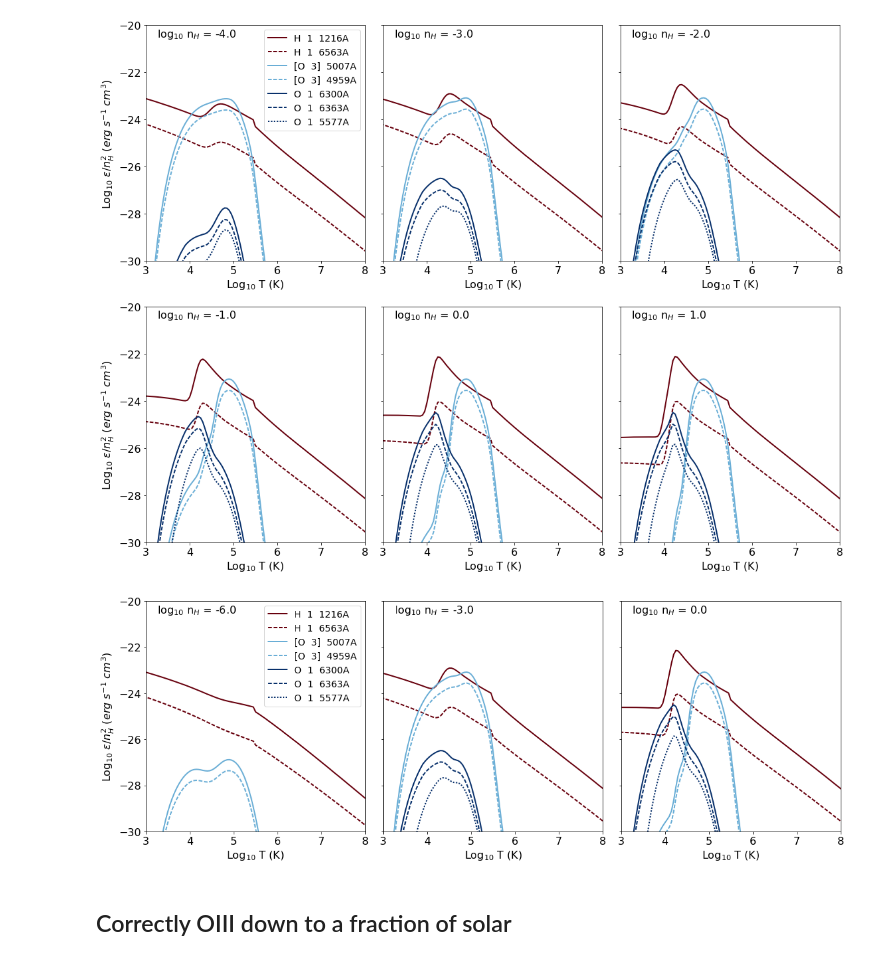
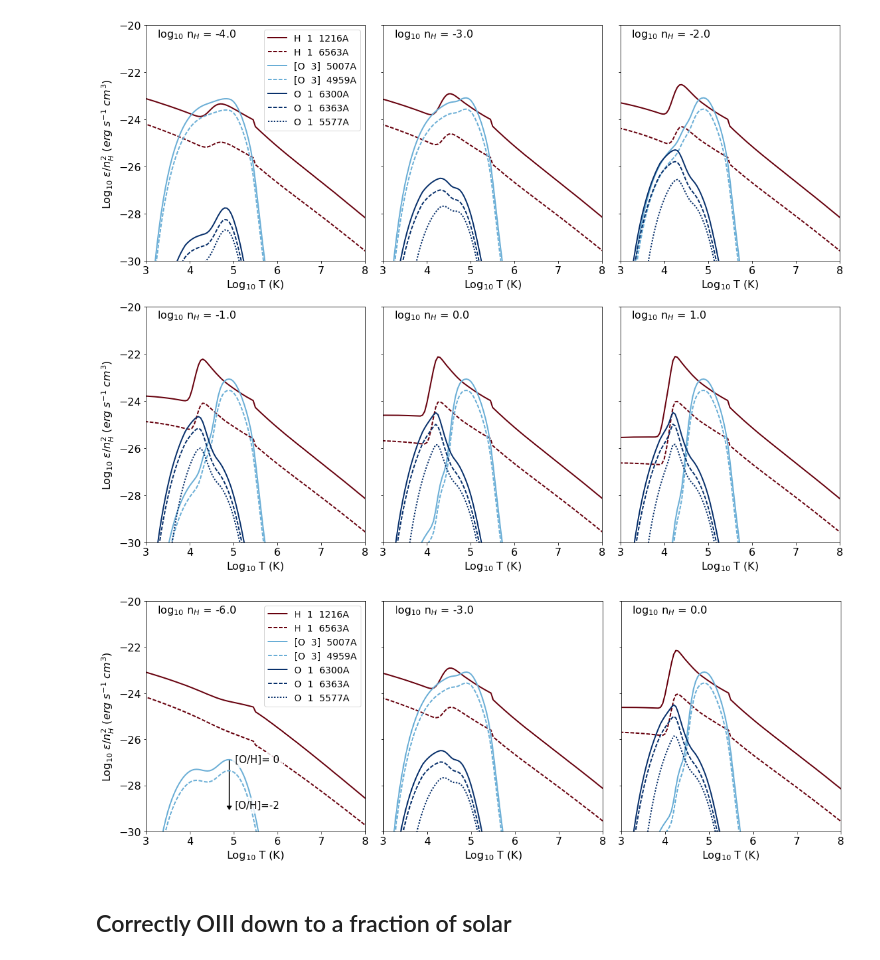
Before and after one commit to lokhorst/HalphaScripts, a Jupyter notebook: emissivitytable_plots.ipynb, the cells around one changed output. Saved outputs shown, nothing was run; the diff lists cells and outputs as text; code cells hidden in the pictures.

```diff
--- a/emissivitytable_plots.ipynb
+++ b/emissivitytable_plots.ipynb
@@ -307,26 +307,41 @@ plt.tight_layout()
 # %%
 fig,axarr = plt.subplots(1,3,figsize=(16,6))
 emisplot(axarr[0],density_index = 10,legend=True)
 emisplot(axarr[1],density_index = 25,legend=False)
 emisplot(axarr[2],density_index = 40,legend=False)
 'format the plots'
 for ax in axarr[:]:
     #for ax in axx:
     ax.set_xlim(3,8)
     ax.set_ylim(-30,-20)
     ax.set_xlabel(r'Log$_{10}$ T (K)')
     ax.set_ylabel(r'Log$_{10}$ $\epsilon / n_H^2$ ($erg$ $s^{-1}$ $cm^3$)')
 
 axarr[1].set_yticklabels([])
 axarr[1].set_ylabel('')
 axarr[2].set_yticklabels([])
 axarr[2].set_ylabel('')
 
+# guesstimate the location and then tweak
+xmax = 4.9
+ymax = -26.9
+dx = 0; dy = -2.
+axarr[0].arrow(xmax, ymax, dx, dy, head_width=0.1,color='black')
+
+#axarr[0].text(xmax+0.2-1.2,ymax+dy-0.,'[O/H]=-2',fontsize=13,backgroundcolor='white')
+#t = axarr[0].text(xmax+0.2-1.2,ymax-0.,'[O/H]= 0',fontsize=13)
+#t.set_bbox(dict(facecolor='white', alpha=0.5, edgecolor='white'))
+
+s = axarr[0].text(xmax+0.13,ymax+dy-0.1,'[O/H]=-2',fontsize=15,backgroundcolor='white')
+s.set_bbox(dict(facecolor='white', alpha=0.8, edgecolor='white'))
+t = axarr[0].text(xmax+0.13,ymax-0.1,'[O/H]= 0',fontsize=15)
+t.set_bbox(dict(facecolor='white', alpha=0.8, edgecolor='white'))
+
 plt.tight_layout()
 
-plt.savefig('emissivitytable_threeplots.png')
+plt.savefig('emissivitytable_threeplots_witharrow.png')
 # %% [output]
-[figure, old version]
+[figure, new version]
 # %% [markdown]
 ## Correctly OIII down to a fraction of solar
 # %%
```
Also changed, not shown: 2 other files.
